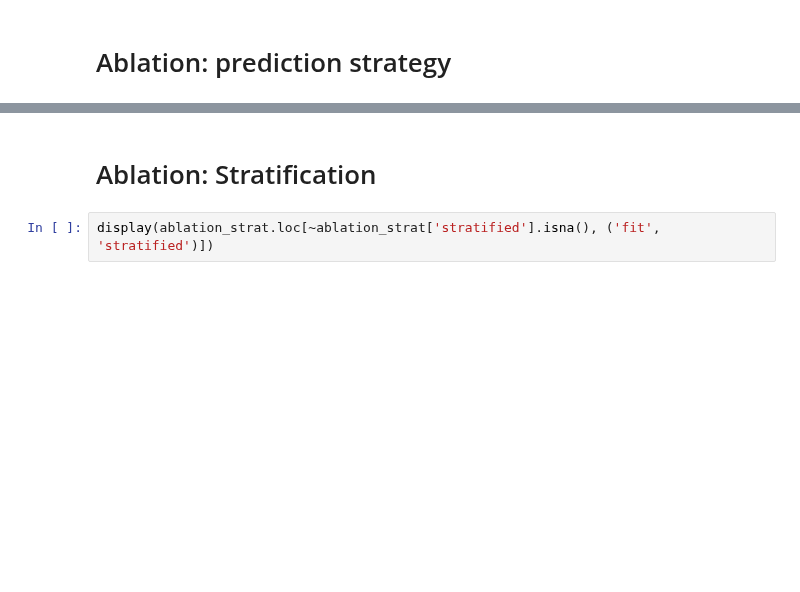
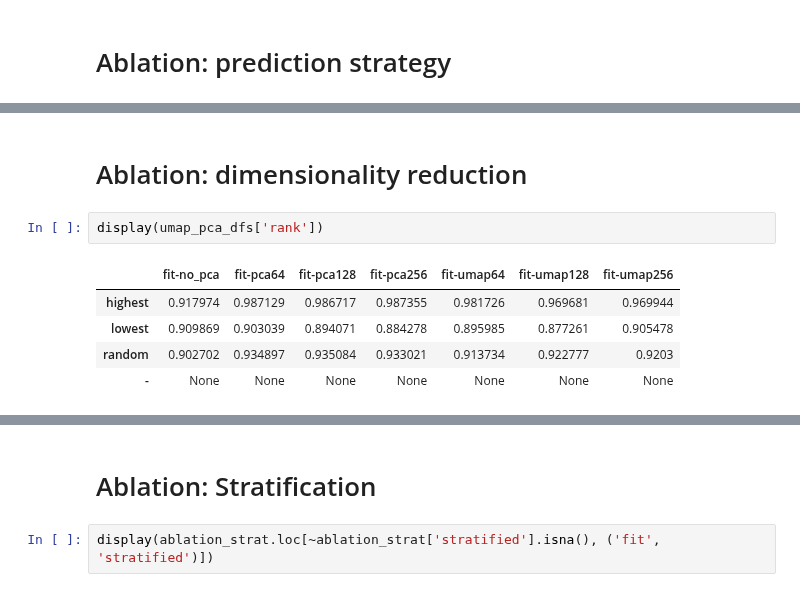
Before and after one commit to AlexanderRubinstein/efficbench, a Jupyter notebook: visualize_results_for_paper.ipynb, the cells around one changed output, grey strips where cells are left out. Saved outputs shown, nothing was run; the diff lists cells and outputs as text; blank space fills up the shorter version.

Commit message:
Add dimensionality reduction ablation + extend prediction methods comparison with linear regression

```diff
--- a/visualize_results_for_paper.ipynb
+++ b/visualize_results_for_paper.ipynb
@@ -588,0 +632,10 @@ display(prediction_strategy_df)
+# %% [markdown]
+# Ablation: dimensionality reduction
+# %%
+display(umap_pca_dfs['rank'])
+# %% [output]
+|  | fit-no_pca | fit-pca64 | fit-pca128 | fit-pca256 | fit-umap64 | fit-umap128 | fit-umap256 |
+| highest | 0.917974 | 0.987129 | 0.986717 | 0.987355 | 0.981726 | 0.969681 | 0.969944 |
+| lowest | 0.909869 | 0.903039 | 0.894071 | 0.884278 | 0.895985 | 0.877261 | 0.905478 |
+| random | 0.902702 | 0.934897 | 0.935084 | 0.933021 | 0.913734 | 0.922777 | 0.9203 |
+| - | None | None | None | None | None | None | None |
```
Also changed, not shown: parts of 7 cells of this notebook.
